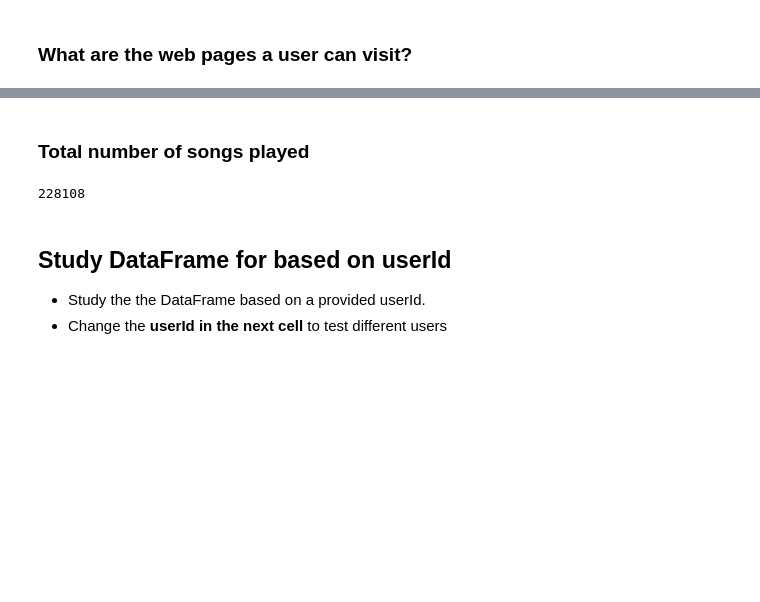
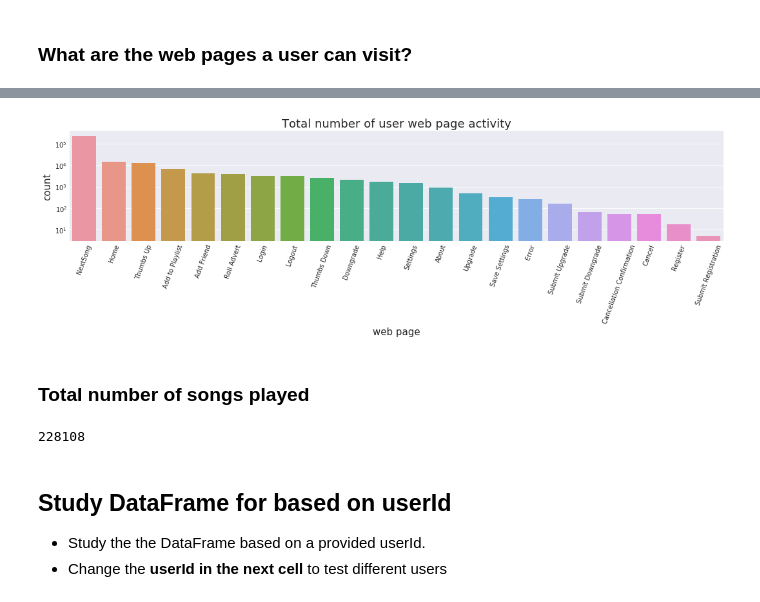
Before and after one commit to ddhartma/Sparkify-Project, a Jupyter notebook: Sparkify.ipynb, the cells around one changed output, grey strips where cells are left out. Saved outputs shown, nothing was run; the diff lists cells and outputs as text; code cells hidden in the pictures; blank space fills up the shorter version.

```diff
--- a/Sparkify.ipynb
+++ b/Sparkify.ipynb
@@ -223,3 +482,3 @@ df.select("page").dropDuplicates().sort("page").show(n=50)
 # %%
-gender_distribution = df.drop_duplicates(subset=['userId']).groupby('gender').count()
-gender_distribution.show()
+total_page_activity_count = df.select('userId', 'page').groupby('page').count()
+total_page_activity_count.show()
@@ -232,3 +503,22 @@ plot_bar(gender_distribution_pd, 'Distribution of ')
+# %%
+total_page_activity_count_pd = total_page_activity_count.toPandas()
+
+plot_sns_bar(x='page',
+             y='count',
+             data=total_page_activity_count_pd,
+             log=True,
+             title='Total number of user web page activity',
+             xlabel='web page',
+             ylabel='count',
+             figsize=(15,5),
+             save=True,
+             hide_xtick=False,
+             rotation=70,
+             order=True,
+             sort_by='count',
+             ascending=False)
+# %% [output]
+[figure, added]
 # %% [markdown]
 ### Total number of songs played
 # %%
```
Also changed, not shown: parts of 135 cells of this notebook.
